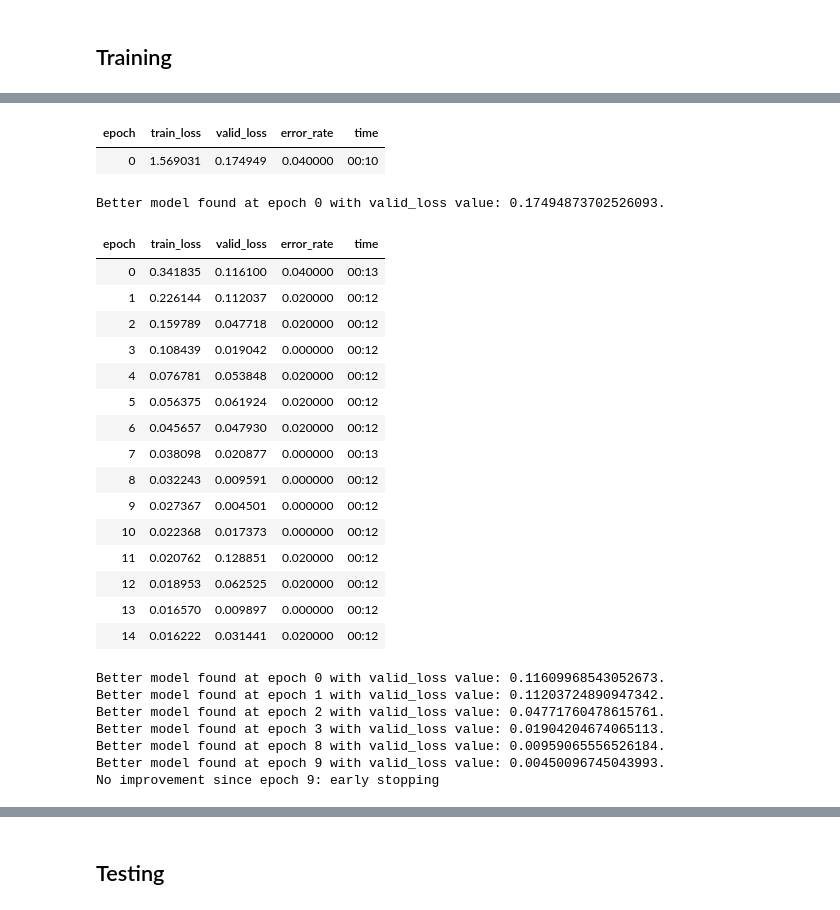
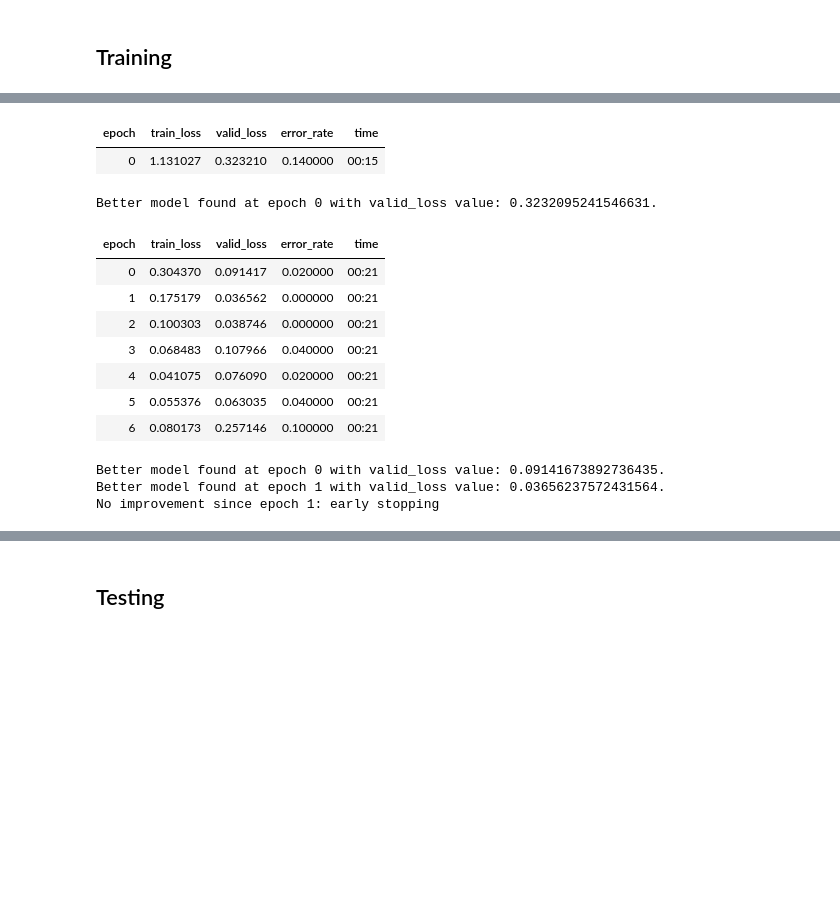
Before and after one commit to rahuliyer/ai_experiments, a Jupyter notebook: big_cats_classifier/big_cats_classifier.ipynb, the cells around one changed output, grey strips where cells are left out. Drawn from its saved outputs; the diff is of its cells as text; code cells hidden in the pictures; blank space fills up the shorter version.

```diff
--- a/big_cats_classifier/big_cats_classifier.ipynb
+++ b/big_cats_classifier/big_cats_classifier.ipynb
@@ -58,7 +58,7 @@ dls = DataBlock(
     splitter=GrandparentSplitter(train_name="train", valid_name="valid"),
     get_y=parent_label,
     item_tfms=[Resize(224, 224)],
-).dataloaders(data_dir, bs=96)
+).dataloaders(data_dir, bs=32)
 
 dls.show_batch(max_n=6)
 # %% [output]
@@ -66,39 +66,26 @@ dls.show_batch(max_n=6)
 # %%
 callbacks = [
     SaveModelCallback(monitor='valid_loss'),
     EarlyStoppingCallback(monitor='valid_loss', patience=5)
 ]
 
 learn = vision_learner(dls, resnet101, metrics=error_rate, cbs=callbacks)
-learn.model = nn.DataParallel(learn.model)
 learn.fine_tune(30)
 # %% [output]
 | epoch | train_loss | valid_loss | error_rate | time |
-| 0 | 1.569031 | 0.174949 | 0.040000 | 00:10 |
+| 0 | 1.131027 | 0.323210 | 0.140000 | 00:15 |
-Better model found at epoch 0 with valid_loss value: 0.17494873702526093.
+Better model found at epoch 0 with valid_loss value: 0.3232095241546631.
 | epoch | train_loss | valid_loss | error_rate | time |
-| 0 | 0.341835 | 0.116100 | 0.040000 | 00:13 |
-| 1 | 0.226144 | 0.112037 | 0.020000 | 00:12 |
-| 2 | 0.159789 | 0.047718 | 0.020000 | 00:12 |
-| 3 | 0.108439 | 0.019042 | 0.000000 | 00:12 |
-| 4 | 0.076781 | 0.053848 | 0.020000 | 00:12 |
-| 5 | 0.056375 | 0.061924 | 0.020000 | 00:12 |
-| 6 | 0.045657 | 0.047930 | 0.020000 | 00:12 |
-| 7 | 0.038098 | 0.020877 | 0.000000 | 00:13 |
-| 8 | 0.032243 | 0.009591 | 0.000000 | 00:12 |
-| 9 | 0.027367 | 0.004501 | 0.000000 | 00:12 |
-| 10 | 0.022368 | 0.017373 | 0.000000 | 00:12 |
-| 11 | 0.020762 | 0.128851 | 0.020000 | 00:12 |
-| 12 | 0.018953 | 0.062525 | 0.020000 | 00:12 |
-| 13 | 0.016570 | 0.009897 | 0.000000 | 00:12 |
-| 14 | 0.016222 | 0.031441 | 0.020000 | 00:12 |
+| 0 | 0.304370 | 0.091417 | 0.020000 | 00:21 |
+| 1 | 0.175179 | 0.036562 | 0.000000 | 00:21 |
+| 2 | 0.100303 | 0.038746 | 0.000000 | 00:21 |
+| 3 | 0.068483 | 0.107966 | 0.040000 | 00:21 |
+| 4 | 0.041075 | 0.076090 | 0.020000 | 00:21 |
+| 5 | 0.055376 | 0.063035 | 0.040000 | 00:21 |
+| 6 | 0.080173 | 0.257146 | 0.100000 | 00:21 |
-Better model found at epoch 0 with valid_loss value: 0.11609968543052673.
-Better model found at epoch 1 with valid_loss value: 0.11203724890947342.
-Better model found at epoch 2 with valid_loss value: 0.04771760478615761.
-Better model found at epoch 3 with valid_loss value: 0.01904204674065113.
-Better model found at epoch 8 with valid_loss value: 0.00959065556526184.
-Better model found at epoch 9 with valid_loss value: 0.00450096745043993.
-No improvement since epoch 9: early stopping
+Better model found at epoch 0 with valid_loss value: 0.09141673892736435.
+Better model found at epoch 1 with valid_loss value: 0.03656237572431564.
+No improvement since epoch 1: early stopping
 # %%
 interp = ClassificationInterpretation.from_learner(learn)
 interp.plot_confusion_matrix()
```
Also changed, not shown: parts of 7 cells of this notebook.
